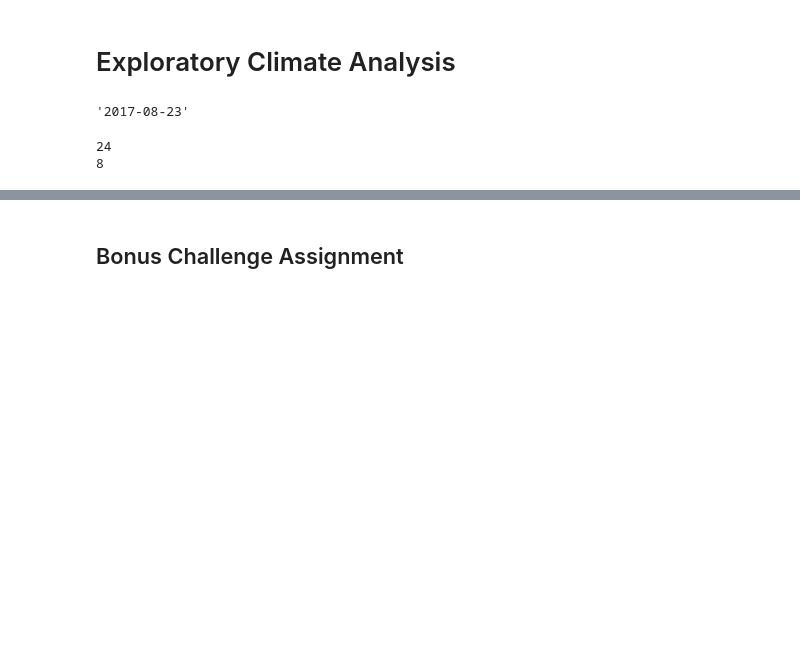
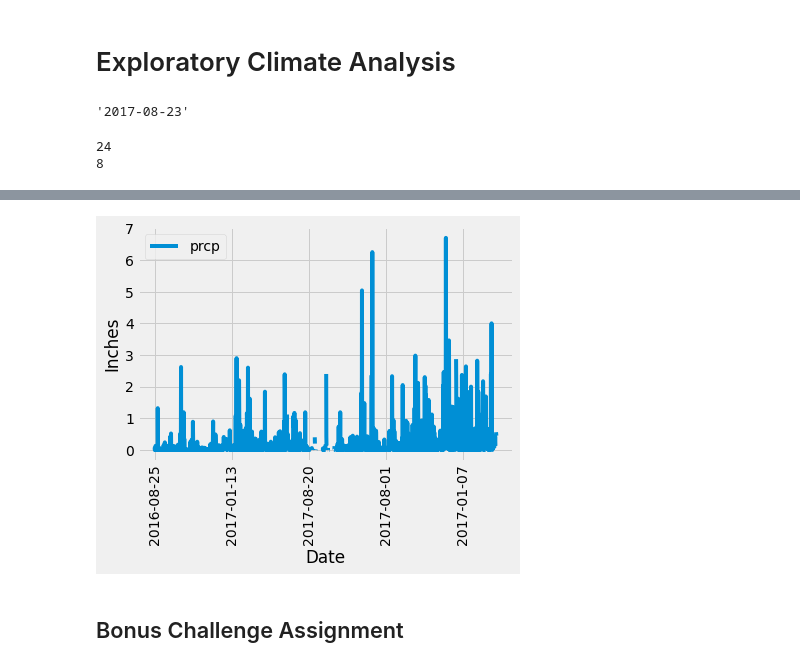
Before and after one commit to luzvazgal/sqlalchemy-challenge, a Jupyter notebook: climate_starter.ipynb, the cells around one changed output, grey strips where cells are left out. Drawn from its saved outputs; the diff is of its cells as text; code cells hidden in the pictures; blank space fills up the shorter version.

Commit message:
Precipitation bar chart created

```diff
--- a/climate_starter.ipynb
+++ b/climate_starter.ipynb
@@ -105,3 +100,12 @@ measurement_df.sort_index()
+# %%
+# Use Pandas Plotting with Matplotlib to plot the data
+#Using only date and prcp columns
+measurement_df.plot(y='prcp',rot=90, xlabel='Date', ylabel='Inches', use_index=True)
+
+#plt.xticks(measurement_df['date'], labels, rotation='vertical')
+plt.show()
+# %% [output]
+[figure, added]
 # %%
 # Use Pandas to calcualte the summary statistics for the precipitation data
 # %%
```
Also changed, not shown: parts of 5 cells of this notebook.
